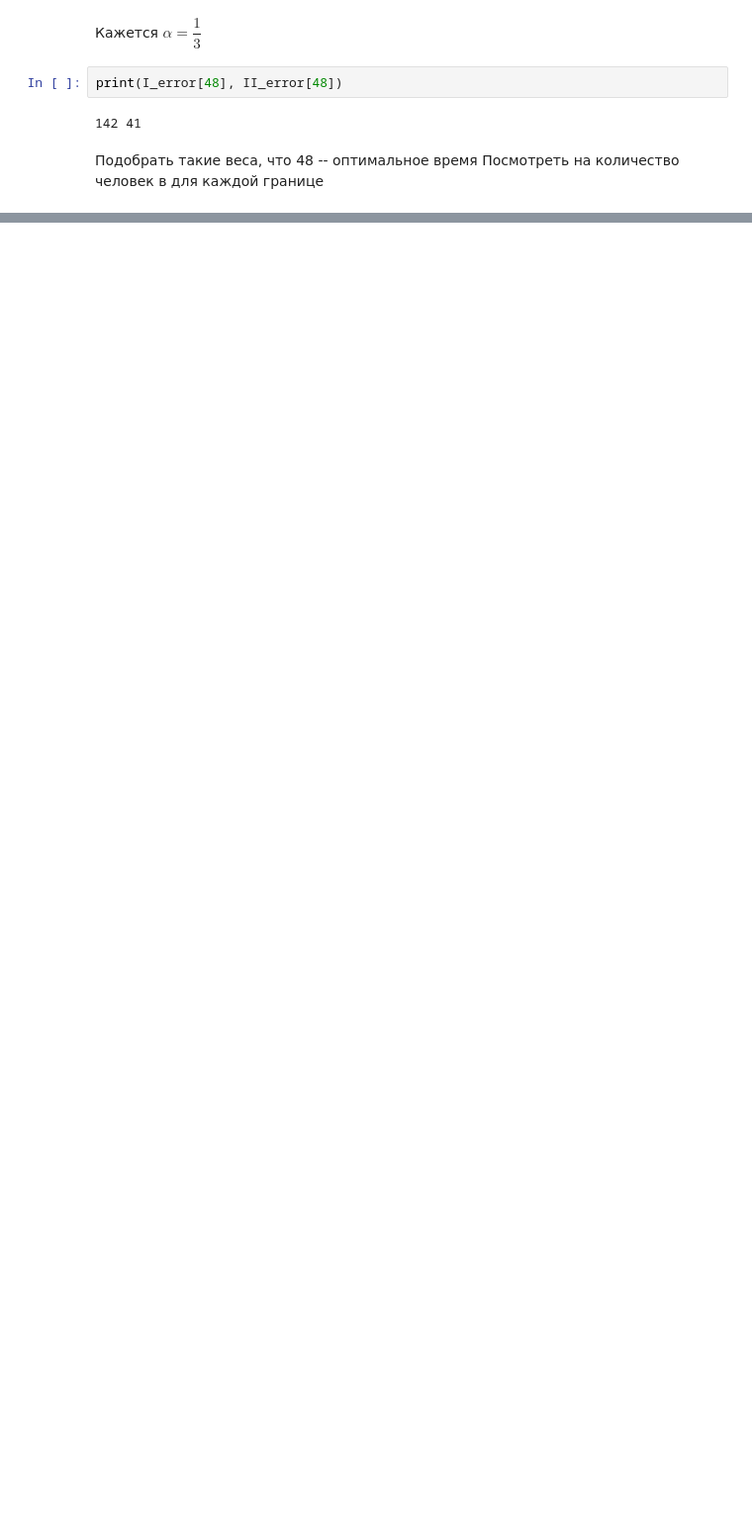
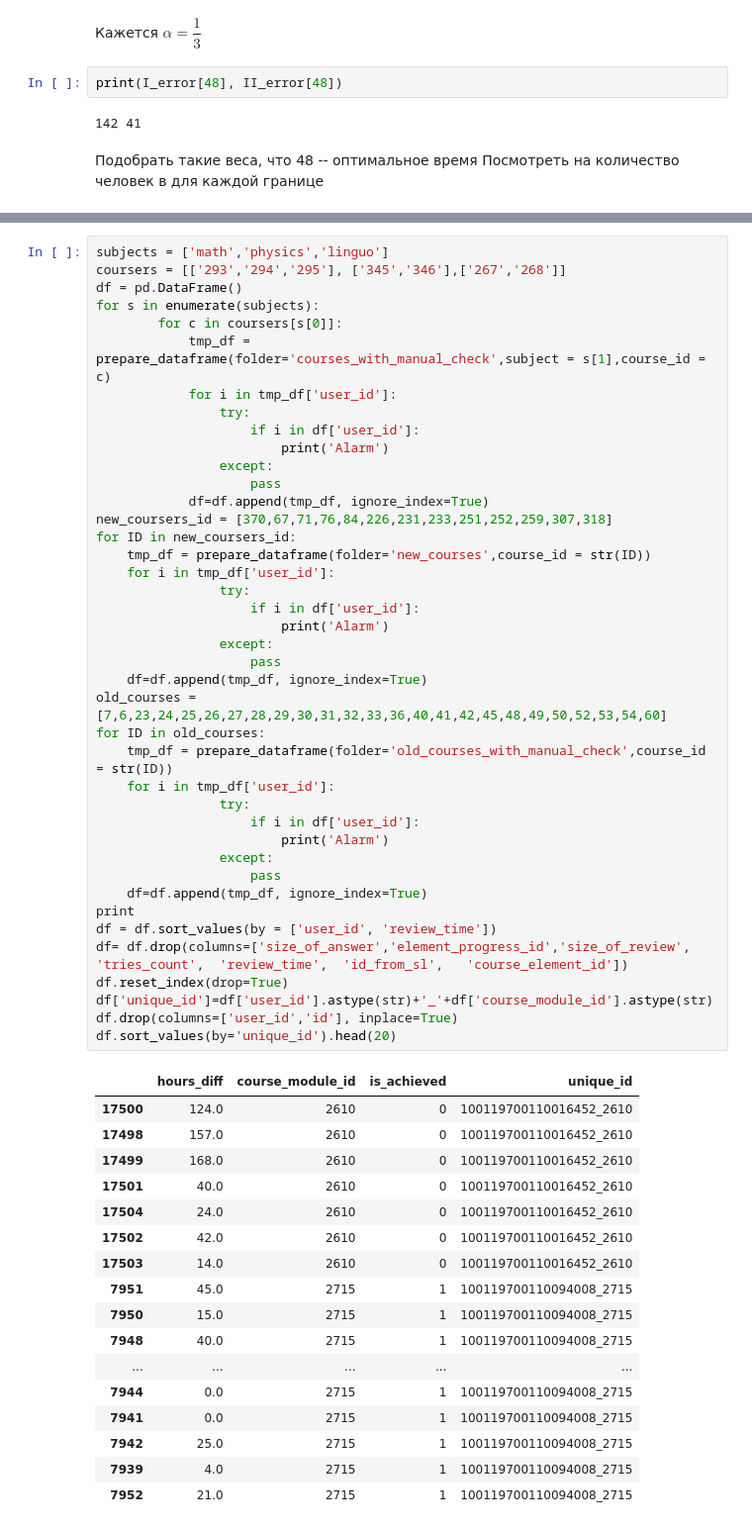
Before and after one commit to deethereal/Sirius_project, a Jupyter notebook: optimal_value.ipynb, the cells around one changed output, grey strips where cells are left out. Shown at 99% size. Drawn from its saved outputs; the diff is of its cells as text; blank space fills up the shorter version.

```diff
--- a/optimal_value.ipynb
+++ b/optimal_value.ipynb
@@ -341,0 +365,59 @@ print(I_error[48], II_error[48])
+# %%
+subjects = ['math','physics','linguo']
+coursers = [['293','294','295'], ['345','346'],['267','268']]
+df = pd.DataFrame()
+for s in enumerate(subjects):
+        for c in coursers[s[0]]:
+            tmp_df = prepare_dataframe(folder='courses_with_manual_check',subject = s[1],course_id = c)
+            for i in tmp_df['user_id']:
+                try:
+                    if i in df['user_id']:
+                        print('Alarm')
+                except:
+                    pass
+            df=df.append(tmp_df, ignore_index=True)
+new_coursers_id = [370,67,71,76,84,226,231,233,251,252,259,307,318]
+for ID in new_coursers_id:
+    tmp_df = prepare_dataframe(folder='new_courses',course_id = str(ID))
+    for i in tmp_df['user_id']:
+                try:
+                    if i in df['user_id']:
+                        print('Alarm')
+                except:
+                    pass
+    df=df.append(tmp_df, ignore_index=True)
+old_courses = [7,6,23,24,25,26,27,28,29,30,31,32,33,36,40,41,42,45,48,49,50,52,53,54,60]
+for ID in old_courses:
+    tmp_df = prepare_dataframe(folder='old_courses_with_manual_check',course_id = str(ID))
+    for i in tmp_df['user_id']:
+                try:
+                    if i in df['user_id']:
+                        print('Alarm')
+                except:
+                    pass
+    df=df.append(tmp_df, ignore_index=True)
+print
+df = df.sort_values(by = ['user_id', 'review_time'])
+df= df.drop(columns=['size_of_answer','element_progress_id','size_of_review',	'tries_count',	'review_time',	'id_from_sl',	'course_element_id'])
+df.reset_index(drop=True)
+df['unique_id']=df['user_id'].astype(str)+'_'+df['course_module_id'].astype(str)
+df.drop(columns=['user_id','id'], inplace=True)
+df.sort_values(by='unique_id').head(20)
+# %% [output]
+|  | hours_diff | course_module_id | is_achieved | unique_id |
+| 17500 | 124.0 | 2610 | 0 | 100119700110016452_2610 |
+| 17498 | 157.0 | 2610 | 0 | 100119700110016452_2610 |
+| 17499 | 168.0 | 2610 | 0 | 100119700110016452_2610 |
+| 17501 | 40.0 | 2610 | 0 | 100119700110016452_2610 |
+| 17504 | 24.0 | 2610 | 0 | 100119700110016452_2610 |
+| 17502 | 42.0 | 2610 | 0 | 100119700110016452_2610 |
+| 17503 | 14.0 | 2610 | 0 | 100119700110016452_2610 |
+| 7951 | 45.0 | 2715 | 1 | 100119700110094008_2715 |
+| 7950 | 15.0 | 2715 | 1 | 100119700110094008_2715 |
+| 7948 | 40.0 | 2715 | 1 | 100119700110094008_2715 |
+| ... | ... | ... | ... | ... |
+| 7944 | 0.0 | 2715 | 1 | 100119700110094008_2715 |
+| 7941 | 0.0 | 2715 | 1 | 100119700110094008_2715 |
+| 7942 | 25.0 | 2715 | 1 | 100119700110094008_2715 |
+| 7939 | 4.0 | 2715 | 1 | 100119700110094008_2715 |
+| 7952 | 21.0 | 2715 | 1 | 100119700110094008_2715 |
```
Also changed, not shown: parts of 9 cells of this notebook.
